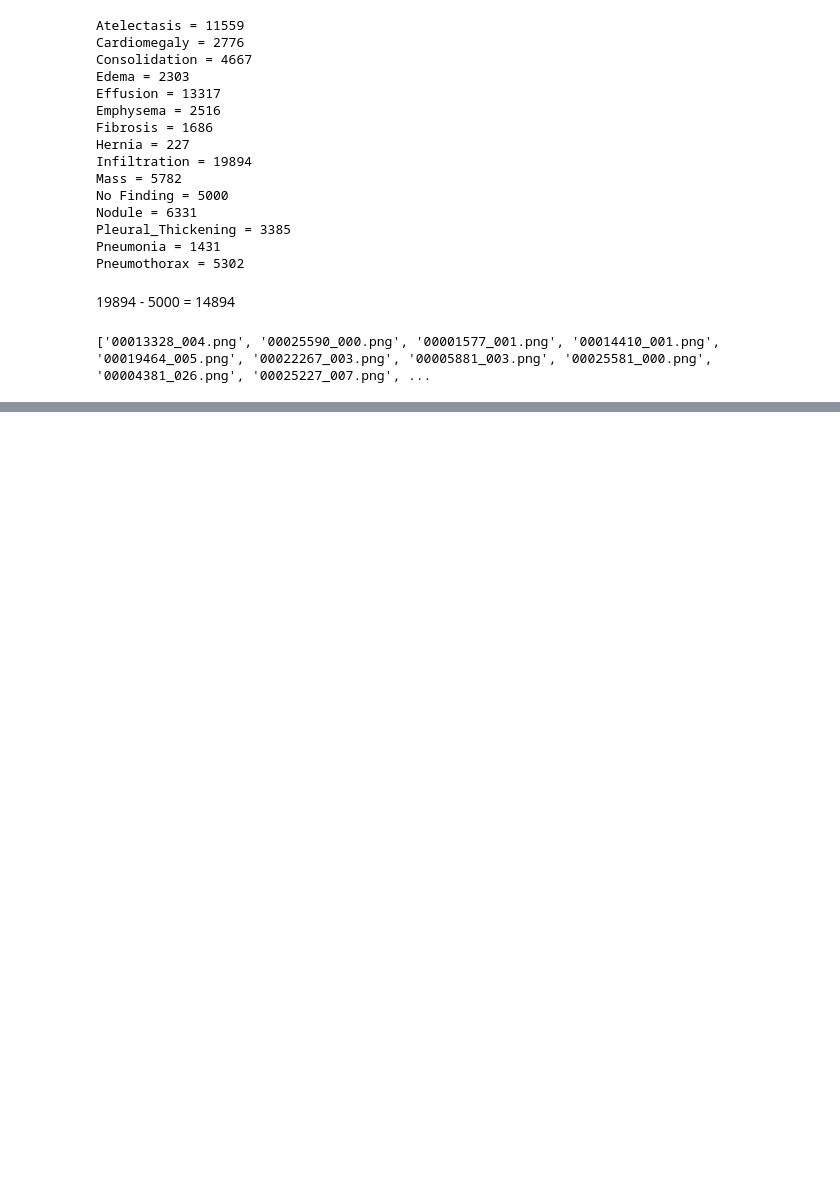
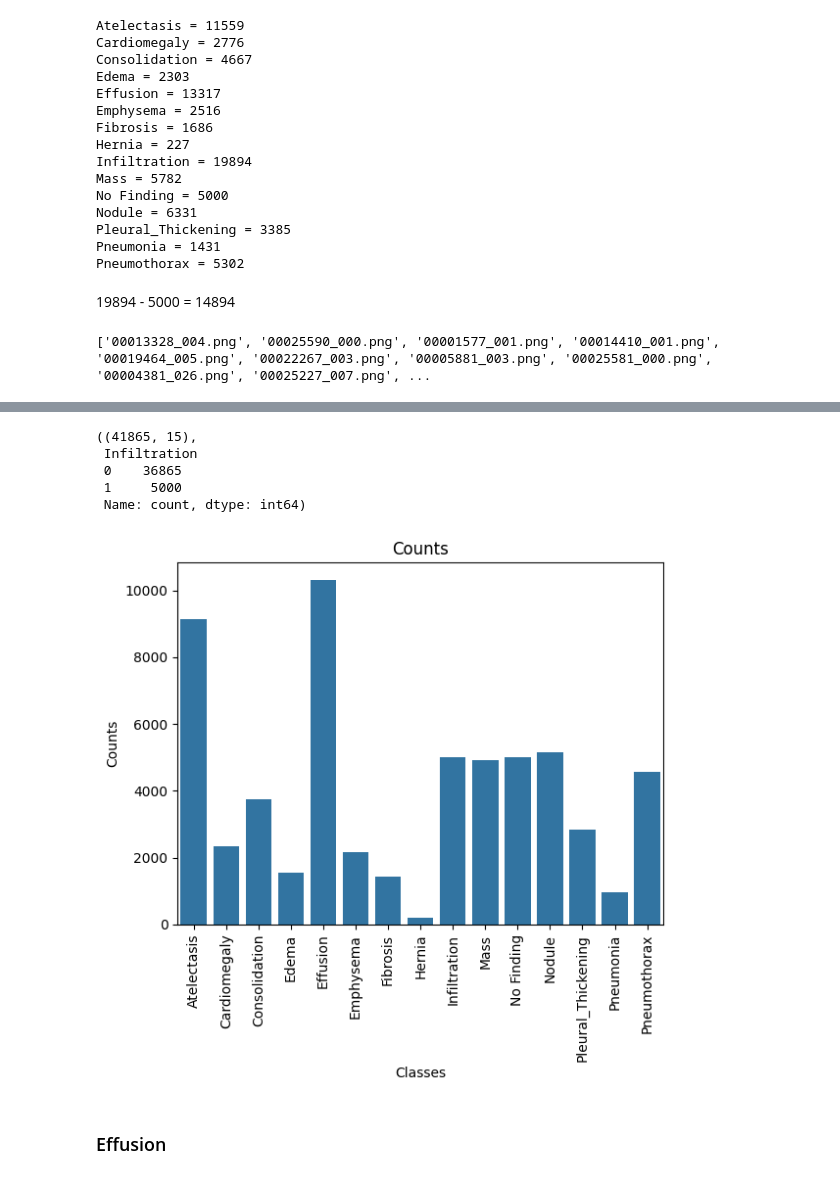
Before and after one commit to Asifdotexe/healthcare-ai-project, a Jupyter notebook: python/notebook/issue-07-as-data-processing.ipynb, the cells around one changed output, grey strips where cells are left out. Cells and saved outputs as stored; diff of their text form; code cells hidden in the pictures; blank space fills up the shorter version.

```diff
--- a/python/notebook/issue-07-as-data-processing.ipynb
+++ b/python/notebook/issue-07-as-data-processing.ipynb
@@ -265,0 +264,14 @@ NameError: name 'n_df' is not defined
+# %%
+df.shape, df["Infiltration"].value_counts()
+# %% [output]
+((41865, 15),
+ Infiltration
+ 0    36865
+ 1     5000
+ Name: count, dtype: int64)
+# %%
+show_plot()
+# %% [output]
+[figure, added]
+# %% [markdown]
+### Effusion
```
Also changed, not shown: parts of 15 cells of this notebook.
